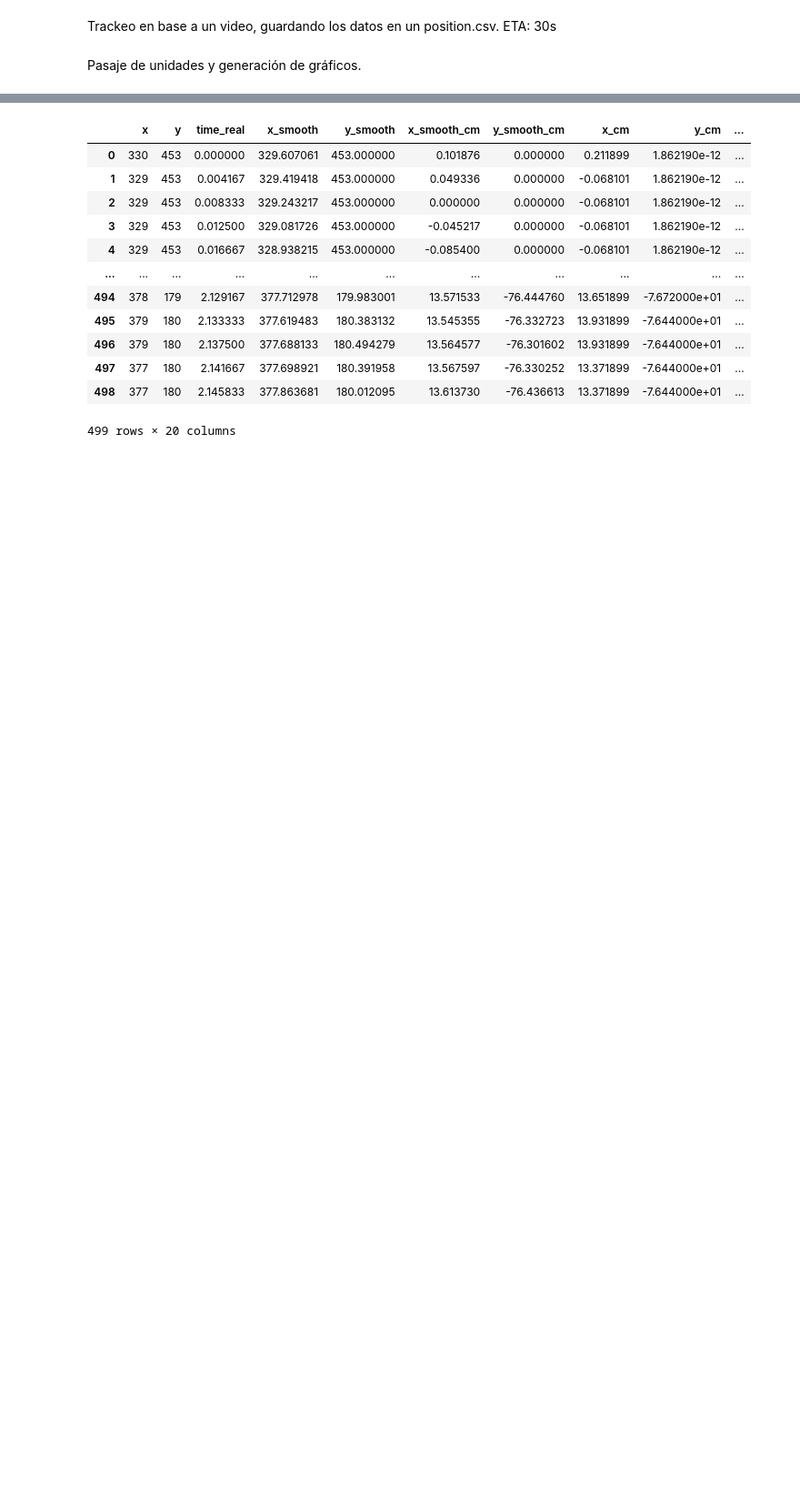
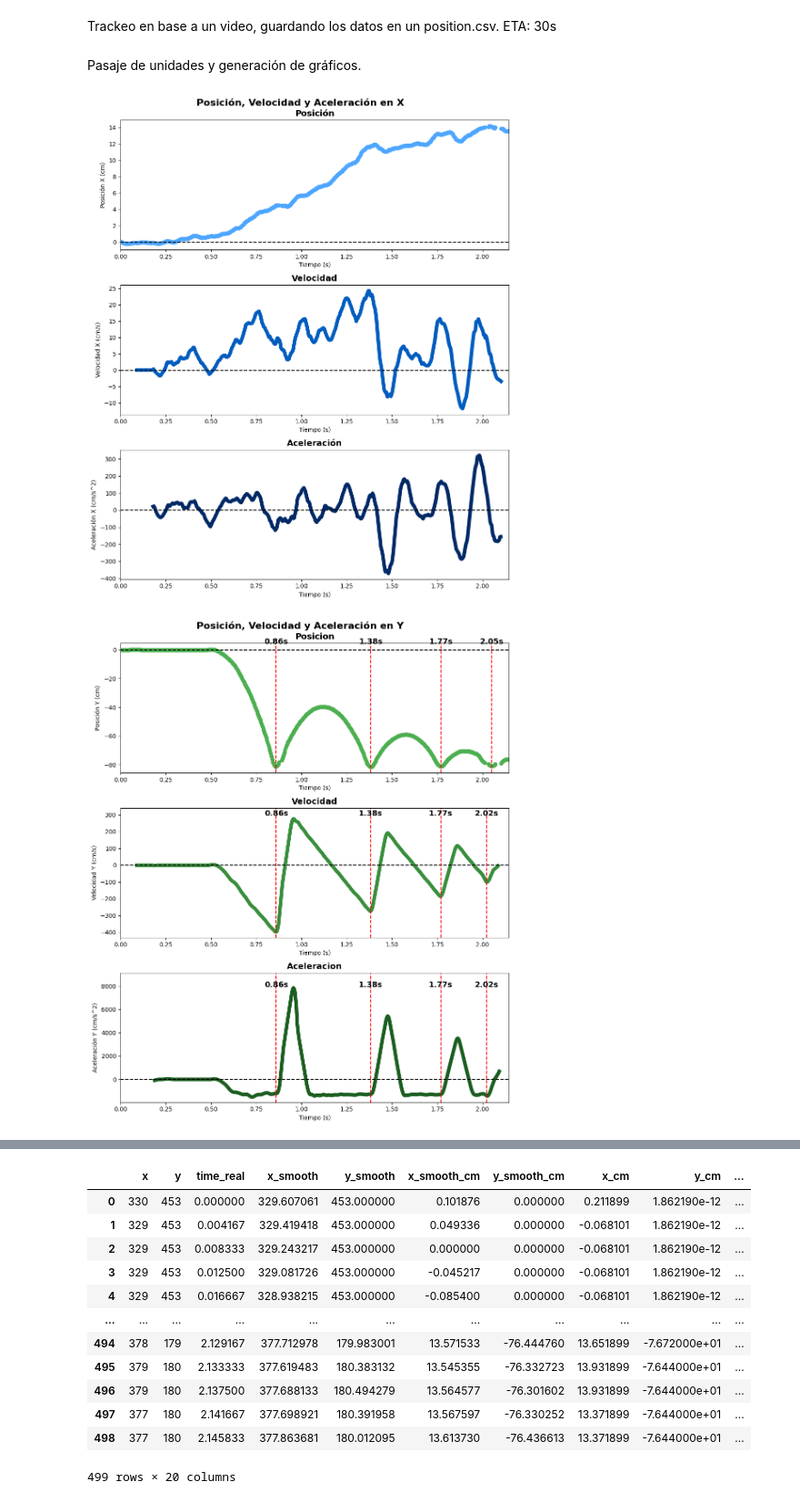
Before and after one commit to ThoMintz/proyectofisica-nextjs, a Jupyter notebook: trackerVideoCL.ipynb, the cells around one changed output, grey strips where cells are left out. Shown at 91% size. Cells and saved outputs as stored; diff of their text form; code cells hidden in the pictures; blank space fills up the shorter version.

```diff
--- a/trackerVideoCL.ipynb
+++ b/trackerVideoCL.ipynb
@@ -177,9 +177,6 @@ df[['time_real', 'x_cm', 'y_cm', 'vx', 'vy', 'ax', 'ay', 'v_total', 'a_total', '
 time_min = df['time_real'].min()
 time_max = df['time_real'].max()
 
-# Desfase temporal en segundos
-delay = 0.15
-
 #MINIMOS LOCALES POSICION
 # Detectar los índices de los mínimos locales para la velocidad Y
 minimos_indices_y = scipy.signal.argrelextrema(df['y_smooth_cm'].values, np.less)[0]
@@ -200,6 +197,10 @@ minimos_indices_vy_filtrados = [
 ]
 minimos_tiempos_vy_filtrados = df['time_real'].values[minimos_indices_vy_filtrados]
 
+
+# Desfase temporal en segundos
+delay = 0.09
+
 # Gráfico 1: Posición, Velocidad y Aceleración en X en una sola imagen
 plt.figure(figsize=(10, 12))
 plt.suptitle('Posición, Velocidad y Aceleración en X', fontsize=16, fontweight='bold')
@@ -215,21 +216,21 @@ plt.xlim([0, time_max])  # Forzar que el eje X empiece en 0
 # Velocidad en X
 vel_x_plot = np.where(df['time_real'] <= delay, 0, df['vx'])
 plt.subplot(3, 1, 2)
-plt.scatter(df['time_real'] + delay, vel_x_plot, label='Velocidad X', color='#005cbf')
+plt.plot(df['time_real'] + delay, vel_x_plot, label='Velocidad X', color='#005cbf', linewidth=6)
 plt.axhline(y=0, color='k', linestyle='--')
 plt.title('Velocidad', fontsize=14, fontweight='bold')
 plt.xlabel('Tiempo (s)')
 plt.ylabel('Velocidad X (cm/s)')
-plt.xlim([0, time_max])  # Forzar que el eje X empiece en 0
+plt.xlim([0, time_max])
 
 # Aceleración en X
 plt.subplot(3, 1, 3)
-plt.scatter(df['time_real'] + 1.5*delay, df['ax'], label='Aceleración X', color='#002966')
+plt.plot(df['time_real'] + 2*delay, df['ax'], label='Aceleración X', color='#002966', linewidth=6)
 plt.axhline(y=0, color='k', linestyle='--')
 plt.title('Aceleración', fontsize=14, fontweight='bold')
 plt.xlabel('Tiempo (s)')
 plt.ylabel('Aceleración X (cm/s^2)')
-plt.xlim([0, time_max])  # Forzar que el eje X empiece en 0
+plt.xlim([0, time_max])
 
 plt.tight_layout()
 plt.show()
@@ -244,7 +245,7 @@ plt.axhline(y=0, color='k', linestyle='--')
 plt.title('Posicion', fontsize=14, fontweight='bold')
 plt.xlabel('Tiempo (s)')
 plt.ylabel('Posición Y (cm)')
-plt.xlim([0, time_max])  # Forzar que el eje X empiece en 0
+plt.xlim([0, time_max])
 
 # Marcar mínimos locales para posición Y
 y_max = plt.ylim()[1]
@@ -256,7 +257,7 @@ plt.ylim(top=y_max * 1.1)
 # Velocidad en Y
 vel_y_plot = np.where(df['time_real'] <= delay, 0, df['vy'])
 plt.subplot(3, 1, 2)
-plt.scatter(df['time_real'] + delay, vel_y_plot, label='Velocidad Y', color='#388E3C')
+plt.plot(df['time_real'] + delay, vel_y_plot, color='#388E3C', linewidth=6)  # Ajusta el grosor de la línea con linewidth
 plt.axhline(y=0, color='k', linestyle='--')
 plt.title('Velocidad', fontsize=14, fontweight='bold')
 plt.xlabel('Tiempo (s)')
@@ -274,7 +275,7 @@ plt.ylim(top=y_max * 1.1)
 
 # Aceleración en Y
 plt.subplot(3, 1, 3)
-plt.scatter(df['time_real'] + 1.5*delay, df['ay'], label='Aceleración Y', color='#1B5E20')
+plt.plot(df['time_real'] + 2*delay, df['ay'], color='#1B5E20', linewidth=6)  # Ajusta el grosor de la línea
 plt.axhline(y=0, color='k', linestyle='--')
 plt.title('Aceleracion', fontsize=14, fontweight='bold')
 plt.xlabel('Tiempo (s)')
@@ -297,7 +298,7 @@ plt.show()
 plt.figure(figsize=(10, 6))
 
 plt.subplot(2, 1, 1)
-plt.scatter(df['time_real'] + delay, df['v_total'], label='Velocidad Total', color='red')
+plt.plot(df['time_real'] + delay, df['v_total'], label='Velocidad Total', color='red', linewidth=6)
 plt.title('Velocidad Total (suavizada)')
 plt.axhline(y=0, color='k', linestyle='--')
 plt.xlabel('Tiempo (s)')
@@ -305,7 +306,7 @@ plt.ylabel('Velocidad Total (cm/s)')
 plt.xlim([0, time_max])  # Forzar que el eje X empiece en 0
 
 plt.subplot(2, 1, 2)
-plt.scatter(df['time_real'] + delay * 1.5, df['a_total'], label='Aceleración Total', color='purple')
+plt.plot(df['time_real'] + delay * 1.5, df['a_total'], label='Aceleración Total', color='purple', linewidth=6)
 plt.title('Aceleración Total (suavizada)')
 plt.axhline(y=0, color='k', linestyle='--')
 plt.xlabel('Tiempo (s)')
@@ -325,7 +326,7 @@ plt.title('Cantidad de Movimiento en X')
 plt.axhline(y=0, color='k', linestyle='--')
 plt.xlabel('Tiempo (s)')
 plt.ylabel('Cant Mov X (kg*m/s)')
-plt.xlim([0, time_max])  # Forzar que el eje X empiece en 0
+plt.xlim([0, time_max])
 
 p_y_plot = np.where(df['time_real'] <= delay, 0, df['py'])
 
@@ -335,8 +336,7 @@ plt.title('Cantidad de Movimiento en Y')
 plt.axhline(y=0, color='k', linestyle='--')
 plt.xlabel('Tiempo (s)')
 plt.ylabel('Cant Mov Y (kg*m/s)')
-plt.xlim([0, time_max])  # Forzar que el eje X empiece en 0
-
+plt.xlim([0, time_max])
 
 p_total_plot = np.where(df['time_real'] <= delay, 0, df['py'])
 plt.subplot(3, 1, 3)
@@ -344,31 +344,69 @@ plt.scatter(df['time_real'] + delay, p_total_plot, label='Cant Mov Total', color
 plt.title('Cantidad de Movimiento Total')
 plt.axhline(y=0, color='k', linestyle='--')
 plt.xlabel('Tiempo (s)')
 plt.ylabel('Cant Mov Total (kg*m/s)')
-plt.xlim([0, time_max])  # Forzar que el eje X empiece en 0
+plt.xlim([0, time_max])
 
+plt.tight_layout()
+plt.show()
+
+#ENERGIA
+# Calcular la altura ajustada
+altura_minima = df['y_cm'].min()
+df['altura_ajustada'] = (df['y_cm'] - altura_minima) / 100
+
+# Calcular energía potencial
+df['energia_potencial'] = masa_pelota * 9.81 * (df['altura_ajustada'])  # Convertir altura ajustada a m
+
+# Calcular la energía cinética
+df['energia_cinetica'] = 0.5 * masa_pelota * (df['v_total'] / 100)**2  # Convertir v_total a m/s
+
+# Calcular la energía total como la suma de ambas
+df['energia_mecanica'] = df['energia_potencial'] + df['energia_cinetica'].shift(10)
+
+#Gráfico
+plt.figure(figsize=(10, 6))
+plt.plot(df['time_real'], df['energia_potencial'], color='green', linewidth=6, label='Energía Potencial')
+plt.plot(df['time_real'], df['energia_cinetica'].shift(10), color='blue', linewidth=6, label='Energía Cinética')
+plt.plot(df['time_real'], df['energia_mecanica'], color='purple', linewidth=6, linestyle='--', label='Energía Mecánica')
+
+plt.title('Energía Cinética, Potencial y Total')
+plt.axhline(y=0, color='k', linestyle='--')  # Línea de referencia en y=0
+# Marcar mínimos locales para posición Y
+y_max = plt.ylim()[1]
+for tiempo_minimo in minimos_tiempos_vy_filtrados:
+    plt.axvline(x=tiempo_minimo + delay, color='red', linestyle='--')
+    plt.text(tiempo_minimo + delay, y_max * 0.95, f'{tiempo_minimo + delay:.2f}s',
+             color='black', ha='center', fontsize=13, fontweight='bold')
+plt.ylim(top=y_max * 1.1)
+plt.xlabel('Tiempo (s)')
+plt.ylabel('Energía (J)')
+plt.xlim([0, time_max])
+plt.legend()  # Mostrar la leyenda
 plt.tight_layout()
 plt.show()
 
 #MANEJO DE ERRORES
 def posicion_y(t, a, b, c):
     y = a * t**2 + b * t + c
     return y
 
 filtered_y_values = df[(df['time_real'] >= 0.5) & (df['time_real'] <= 0.8)]['y_smooth_cm'] #DESDE QUE LA SUELTA AL PIQUE
 filtered_time_values = df[(df['time_real'] >= 0.5) & (df['time_real'] <= 0.8)]['time_real']
 
 params, covariance = curve_fit(posicion_y, filtered_time_values, filtered_y_values)
 
 print("Parametros:\n", params)
 print("Matriz de Covarianza:\n", covariance)
 
 x_fit = np.linspace(min(filtered_time_values), max(filtered_time_values), 73)
 y_fit = posicion_y(filtered_time_values, *params)
 
 # Graficar datos y ajuste
 plt.scatter(filtered_time_values, filtered_y_values, label='Datos', color='blue')
 plt.plot(x_fit, y_fit, label='Ajuste', color='red')
 plt.legend()
 plt.show()
 # %% [output]
+[figure, added]
+[figure, added]
```
Also changed, not shown: parts of 1 cell of this notebook, 1 other file.
